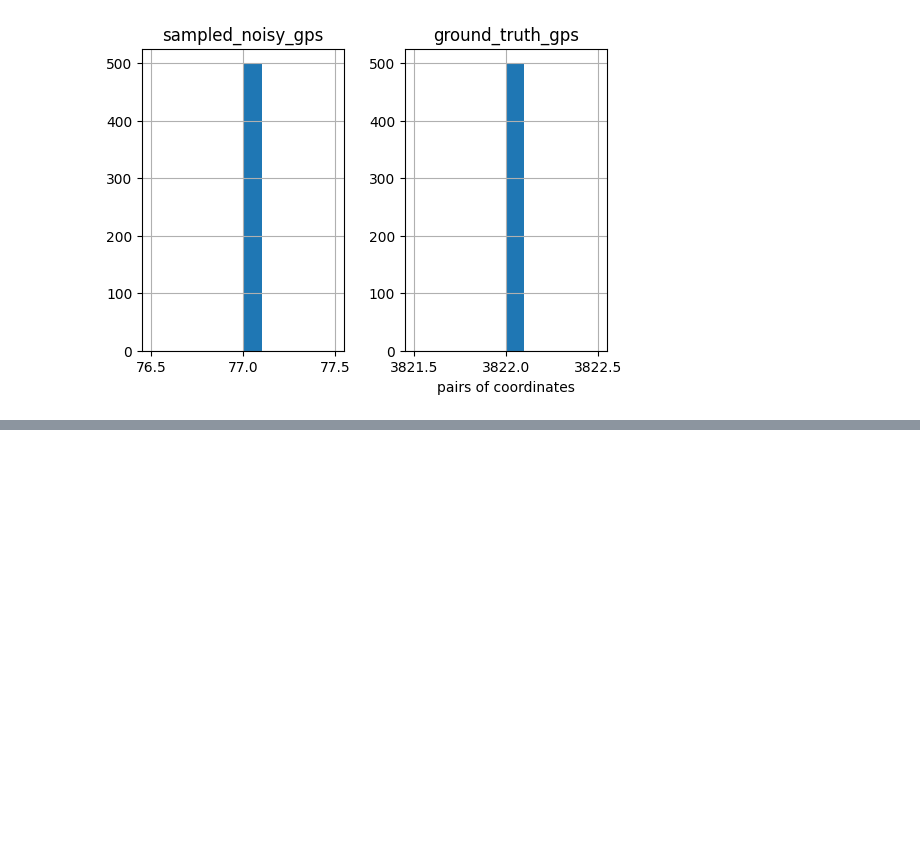
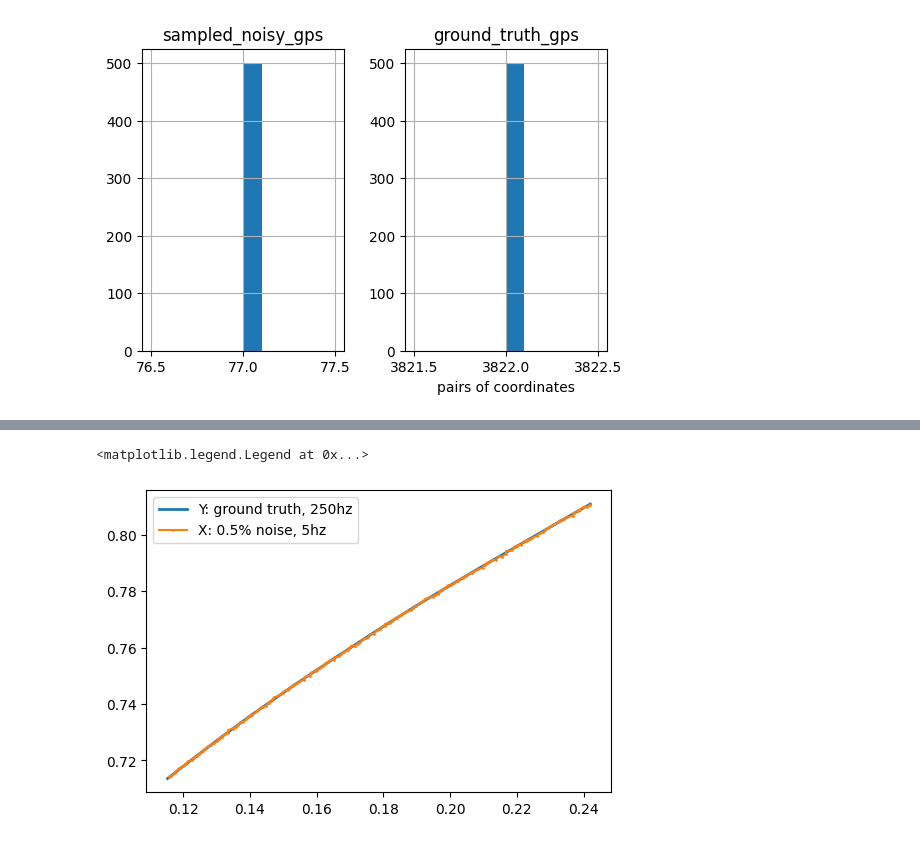
Before and after one commit to jarviskroos7/PATH_vehicle_localization, a Jupyter notebook: code/segment_generation.ipynb, the cells around one changed output, grey strips where cells are left out. Saved outputs shown, nothing was run; the diff lists cells and outputs as text; code cells hidden in the pictures; blank space fills up the shorter version.

```diff
--- a/code/segment_generation.ipynb
+++ b/code/segment_generation.ipynb
@@ -424,0 +456,10 @@ with gzip.open('../data/segment_with_noise/rl_seg_gps_500_noise.pkl.gzip', 'wb')
+# %%
+# plt.plot(ll.x_norm, ll.y_norm)
+plt.figure(dpi=100)
+plt.plot(ll_seg_gt[1].x_norm, ll_seg_gt[1].y_norm, linewidth=2, label='Y: ground truth, 250hz')
+plt.plot(ll_seg_noise[1].x_norm_noise, ll_seg_noise[1].y_norm_noise, '-o', label='X: 0.5% noise, 5hz', ms=1)
+
+plt.legend()
+# %% [output]
+<matplotlib.legend.Legend at 0x...>
+[figure, added]
```
Also changed, not shown: parts of 10 cells of this notebook, 15 other files.
